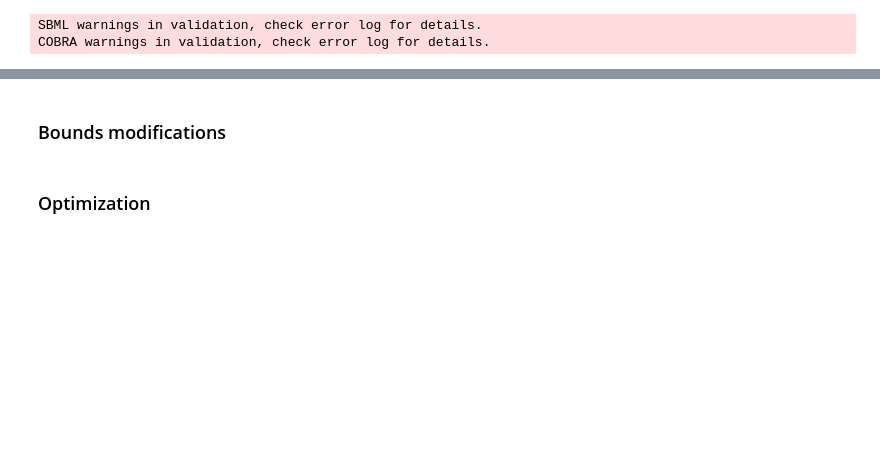
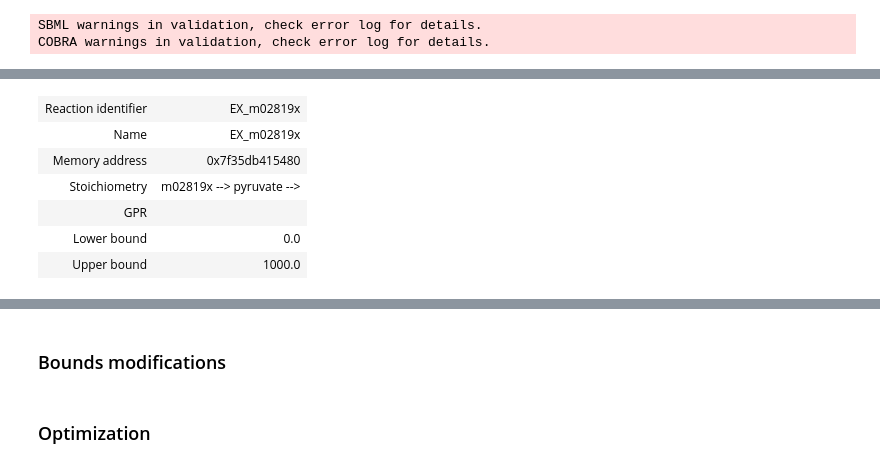
Before and after one commit to JoPkb/RBA_cutsets, a Jupyter notebook: manips_light.ipynb, the cells around one changed output, grey strips where cells are left out. Saved outputs shown, nothing was run; the diff lists cells and outputs as text; code cells hidden in the pictures; blank space fills up the shorter version.

```diff
--- a/manips_light.ipynb
+++ b/manips_light.ipynb
@@ -69,0 +76,10 @@ COBRA warnings in validation, check error log for details.
+# %%
+HepG2_v2.reactions.EX_m02819x
+# %% [output]
+| Reaction identifier | EX_m02819x |
+| Name | EX_m02819x |
+| Memory address | 0x7f35db415480 |
+| Stoichiometry | m02819x --> pyruvate --> |
+| GPR |  |
+| Lower bound | 0.0 |
+| Upper bound | 1000.0 |
```
Also changed, not shown: parts of 11 cells of this notebook, 5 other files.
